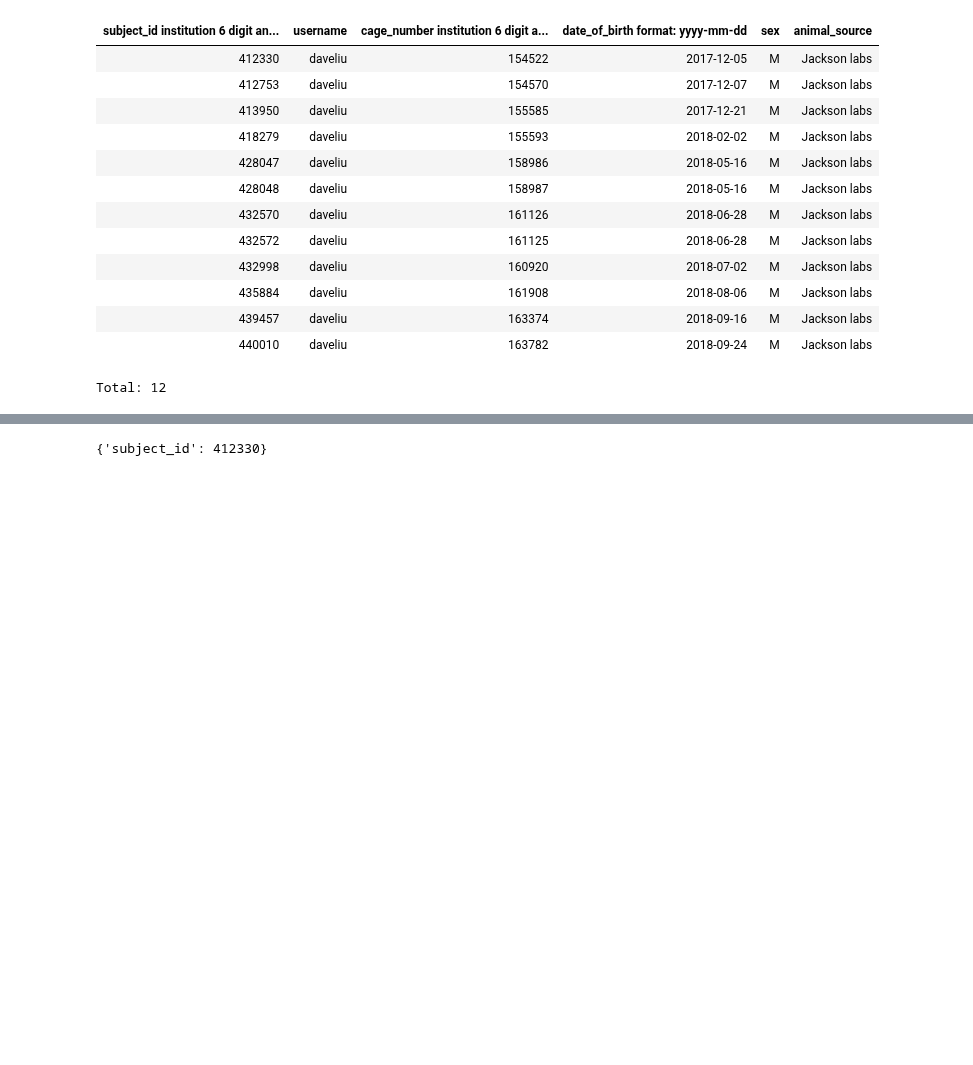
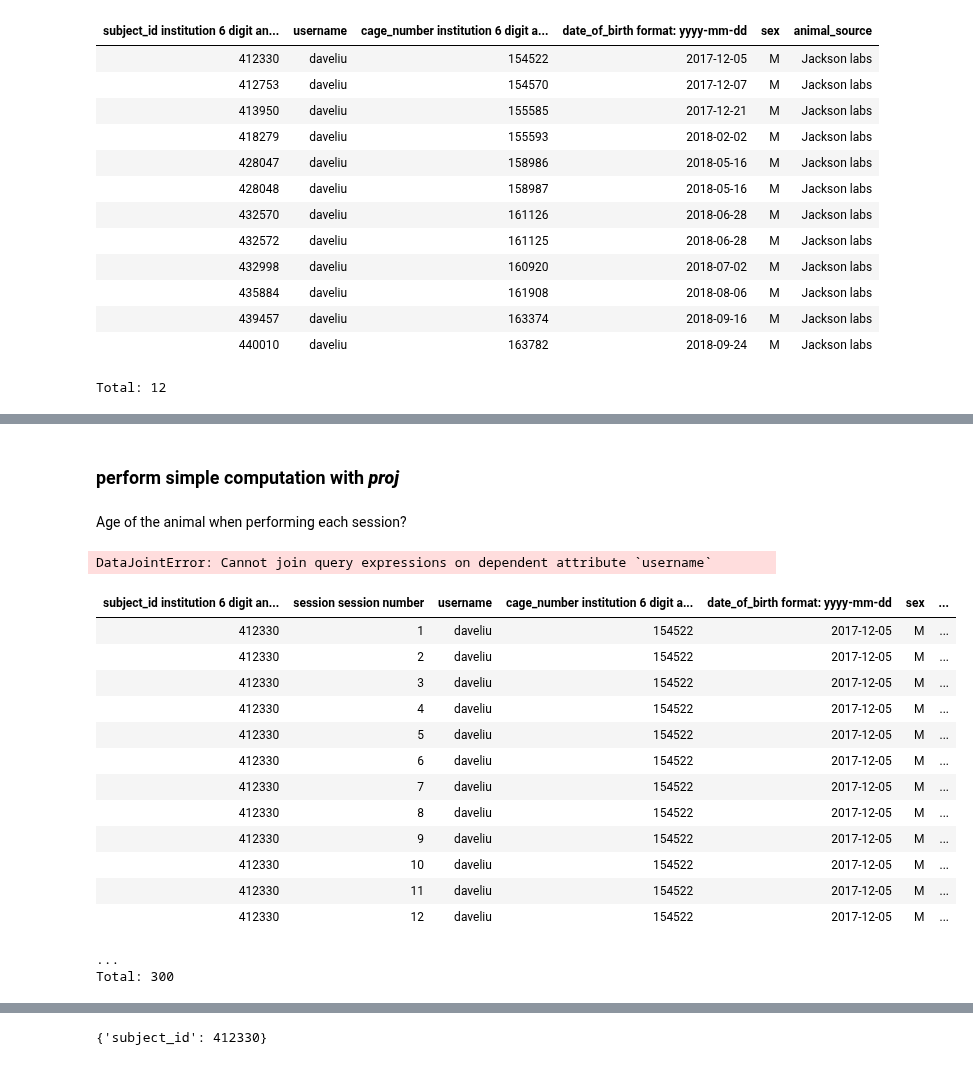
Before and after one commit to mesoscale-activity-map/map-ephys, a Jupyter notebook: notebook/workshop/1_data_browsing_demo.ipynb, the cells around one changed output, grey strips where cells are left out. Drawn from its saved outputs; the diff is of its cells as text; code cells hidden in the pictures; blank space fills up the shorter version.

```diff
--- a/notebook/workshop/1_data_browsing_demo.ipynb
+++ b/notebook/workshop/1_data_browsing_demo.ipynb
@@ -124,0 +286,28 @@ Total: 12
+# %% [markdown]
+### perform simple computation with ***proj***
+# %% [markdown]
+Age of the animal when performing each session?
+# %%
+# First get the date of birth and the session date into the same query
+q = lab.Subject * experiment.Session
+# %% [output]
+DataJointError: Cannot join query expressions on dependent attribute `username`
+# %%
+q = lab.Subject * experiment.Session.proj('session_date', session_user='username')
+q
+# %% [output]
+| subject_id institution 6 digit an... | session session number | username | cage_number institution 6 digit a... | date_of_birth format: yyyy-mm-dd | sex | ... |
+| 412330 | 1 | daveliu | 154522 | 2017-12-05 | M | ... |
+| 412330 | 2 | daveliu | 154522 | 2017-12-05 | M | ... |
+| 412330 | 3 | daveliu | 154522 | 2017-12-05 | M | ... |
+| 412330 | 4 | daveliu | 154522 | 2017-12-05 | M | ... |
+| 412330 | 5 | daveliu | 154522 | 2017-12-05 | M | ... |
+| 412330 | 6 | daveliu | 154522 | 2017-12-05 | M | ... |
+| 412330 | 7 | daveliu | 154522 | 2017-12-05 | M | ... |
+| 412330 | 8 | daveliu | 154522 | 2017-12-05 | M | ... |
+| 412330 | 9 | daveliu | 154522 | 2017-12-05 | M | ... |
+| 412330 | 10 | daveliu | 154522 | 2017-12-05 | M | ... |
+| 412330 | 11 | daveliu | 154522 | 2017-12-05 | M | ... |
+| 412330 | 12 | daveliu | 154522 | 2017-12-05 | M | ... |
+...
+Total: 300
```
Also changed, not shown: parts of 50 cells of this notebook.
